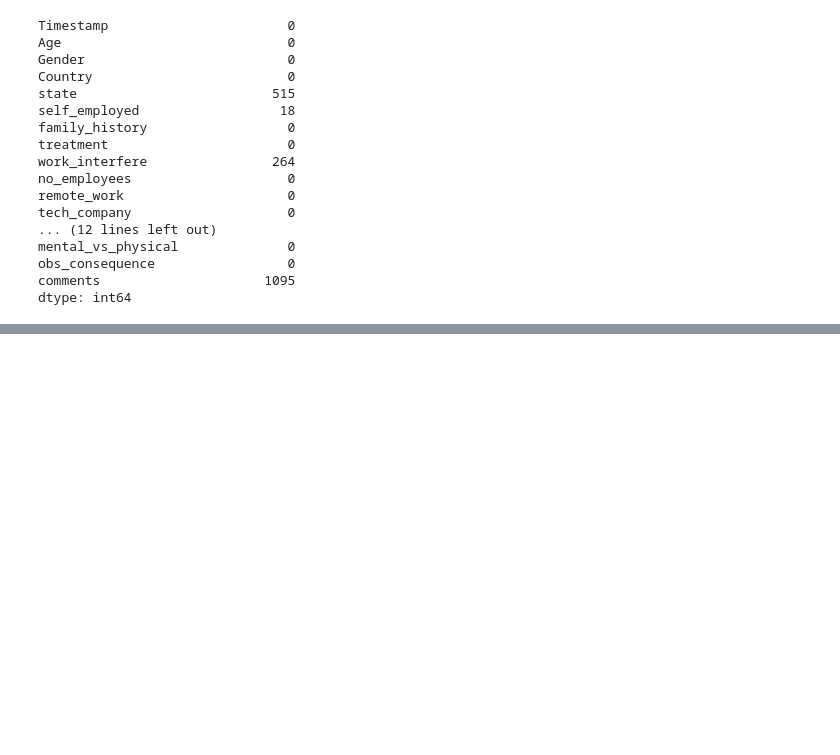
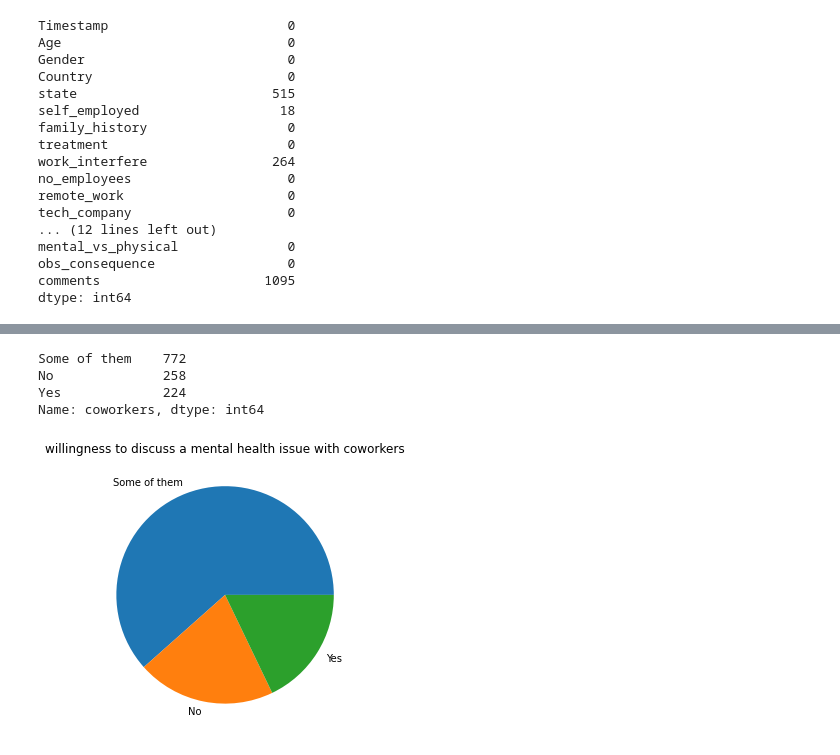
Before and after one commit to idarshan07/Analysis-of-attitude-towards-mental-health-in-tech, a Jupyter notebook: final_project.ipynb, the cells around one changed output, grey strips where cells are left out. Cells and saved outputs as stored; diff of their text form; code cells hidden in the pictures; blank space fills up the shorter version.

```diff
--- a/final_project.ipynb
+++ b/final_project.ipynb
@@ -106,0 +130,12 @@ data.loc[(data['no_employees'].isin(['Somewhat difficult','Very difficult'])), "
+# %%
+#Visualize pie chart for "coworkers" column
+fig,ax=plt.subplots(figsize=(5,5))
+plt.title("willingness to discuss a mental health issue with coworkers")
+plt.pie(data['coworkers'].value_counts(),labels=data['coworkers'].unique())
+data['coworkers'].value_counts()
+# %% [output]
+Some of them    772
+No              258
+Yes             224
+Name: coworkers, dtype: int64
+[figure, added]
```
Also changed, not shown: parts of 20 cells of this notebook.
